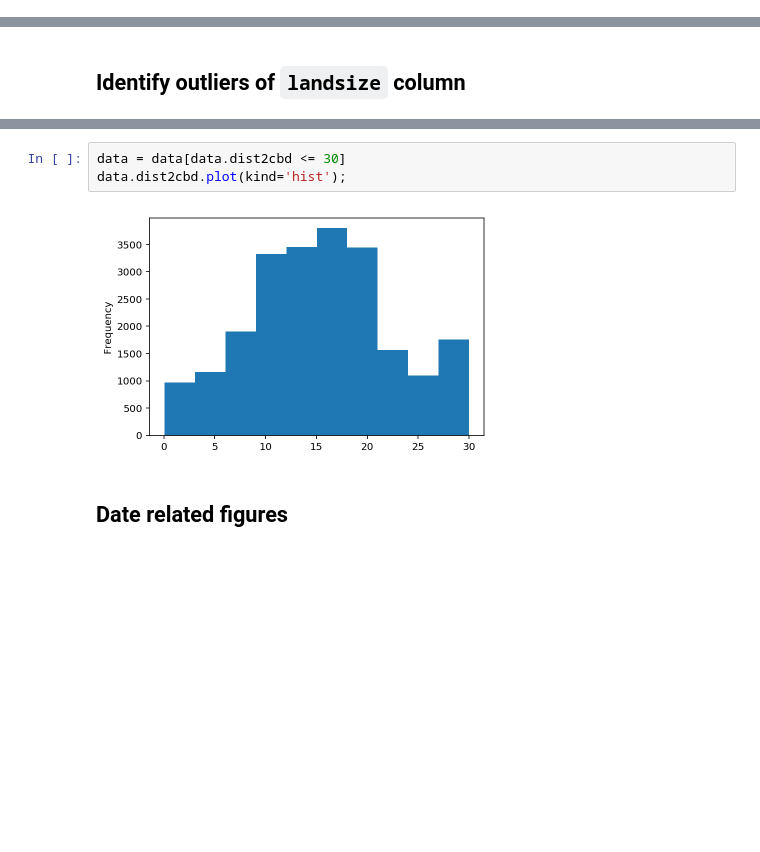
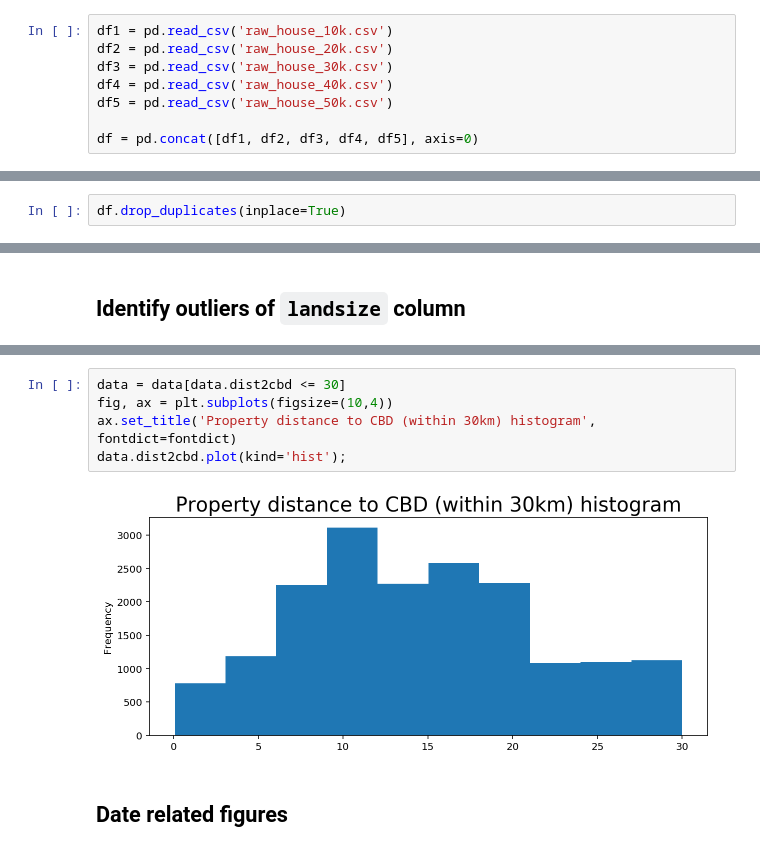
Before and after one commit to alexchen-melbourne/capstone_project, a Jupyter notebook: OHHO.ipynb, the cells around one changed output, grey strips where cells are left out. Drawn from its saved outputs; the diff is of its cells as text; blank space fills up the shorter version.

```diff
--- a/OHHO.ipynb
+++ b/OHHO.ipynb
@@ -55,0 +67,8 @@ for i, r in enumerate(results):
+# %%
+df1 = pd.read_csv('raw_house_10k.csv')
+df2 = pd.read_csv('raw_house_20k.csv')
+df3 = pd.read_csv('raw_house_30k.csv')
+df4 = pd.read_csv('raw_house_40k.csv')
+df5 = pd.read_csv('raw_house_50k.csv')
+
+df = pd.concat([df1, df2, df3, df4, df5], axis=0)
@@ -87,0 +94,2 @@ df.head(2)
+# %%
+df.drop_duplicates(inplace=True)
@@ -241,8 +279,10 @@ data.dist2cbd.plot(kind='hist');
 # %%
 data = data[data.dist2cbd <= 30]
+fig, ax = plt.subplots(figsize=(10,4))
+ax.set_title('Property distance to CBD (within 30km) histogram', fontdict=fontdict)
 data.dist2cbd.plot(kind='hist');
 # %% [output]
-[figure, old version]
+[figure, new version]
 # %% [markdown]
 ## Date related figures
 # %%
```
Also changed, not shown: parts of 86 cells of this notebook, 10 other files.
